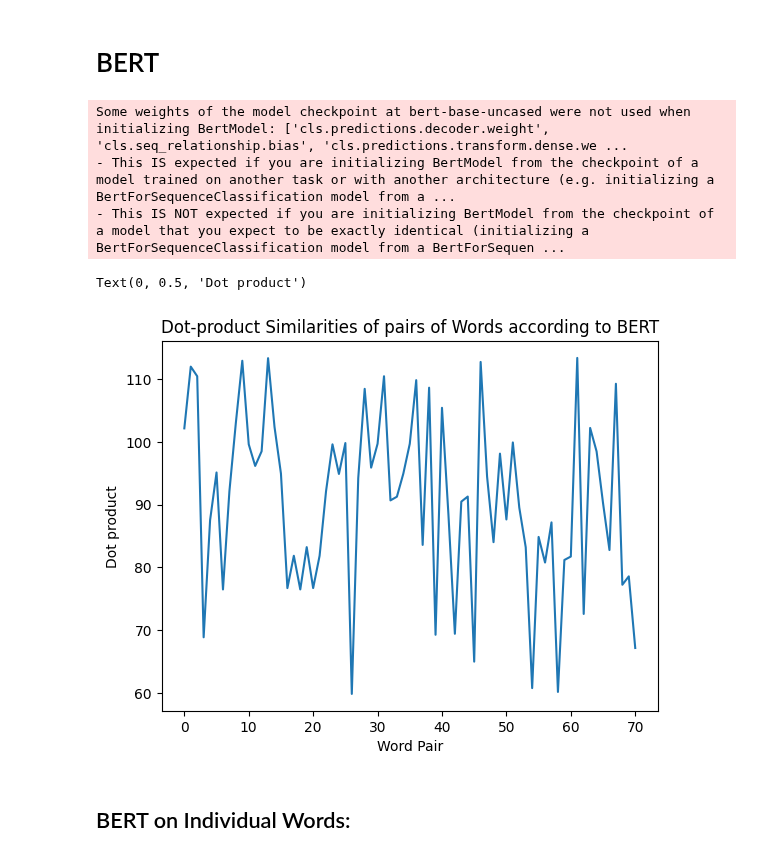
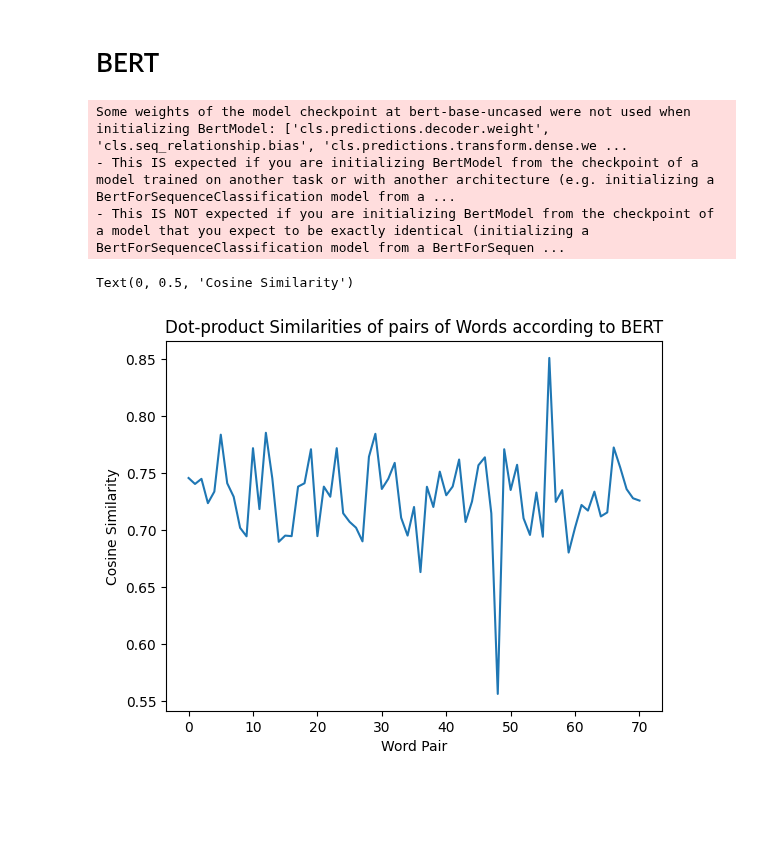
Before and after one commit to henry-dev-atkins/QNLP_MasterWork, a Jupyter notebook: ReadingWordData.ipynb, the cells around one changed output. Drawn from its saved outputs; the diff is of its cells as text; code cells hidden in the pictures; blank space fills up the shorter version.

```diff
--- a/ReadingWordData.ipynb
+++ b/ReadingWordData.ipynb
@@ -68,14 +68,33 @@ import matplotlib.pyplot as plt
 [nltk_data]   Package brown is already up-to-date!
 # %%
 # read the words from your WordData.csv file
-def getWords():
+def GetWords():
     words = []
     with open('DataFiles/WordData.csv', 'r') as f:
         for line in f:
             if line.strip()=='Word':continue #Skip heading
             words.append(line.strip())
     return words
-words = getWords()
-print("First 5 Words: ")
+
+def GetWordPairs():
+	words = []
+	with open('DataFiles/PhraseData.csv', 'r') as f:
+		pair1, pair2 = [], []
+		for line in f:
+			if line.strip()=='Word':continue #Skip heading
+			for phrase in f:
+				phrase = phrase.split(" ")
+				pair1.append([phrase[0], phrase[2]])
+				pair1.append([phrase[1], phrase[3]])
+		words.append([pair1])
+	return words[0][0]
+
+word_pairs = GetWordPairs()
+print("First 5 Word Pairs: ")
+print(word_pairs[:4])
+
+
+words = GetWords()
+print("\nFirst 5 Words: ")
 words[0:5]
 # %% [output]
@@ -397,17 +412,16 @@ class BertEncoding():
 		return res
 # %%
 sentences = brown.sents()
-bertWwords = BertEncoding(getWords())
-similarities = bertWwords.evaluateAllSentPairs()
+bertWwords = BertEncodingWords(getWords())
+
+similarities = evaluateAllSentPairs()
 plt.plot(similarities)
 plt.title("Dot-product Similarities of pairs of Words according to BERT")
 plt.xlabel("Word Pair")
-plt.ylabel("Dot product")
+plt.ylabel("Cosine Similarity")
 # %% [output]
 Some weights of the model checkpoint at bert-base-uncased were not used when initializing BertModel: ['cls.predictions.decoder.weight', 'cls.seq_relationship.bias', 'cls.predictions.transform.dense.we ...
 - This IS expected if you are initializing BertModel from the checkpoint of a model trained on another task or with another architecture (e.g. initializing a BertForSequenceClassification model from a ...
 - This IS NOT expected if you are initializing BertModel from the checkpoint of a model that you expect to be exactly identical (initializing a BertForSequenceClassification model from a BertForSequen ...
-Text(0, 0.5, 'Dot product')
+Text(0, 0.5, 'Cosine Similarity')
-[figure, old version]
+[figure, new version]
-# %% [markdown]
-## BERT on Individual Words:
```
Also changed, not shown: parts of 23 cells of this notebook.
